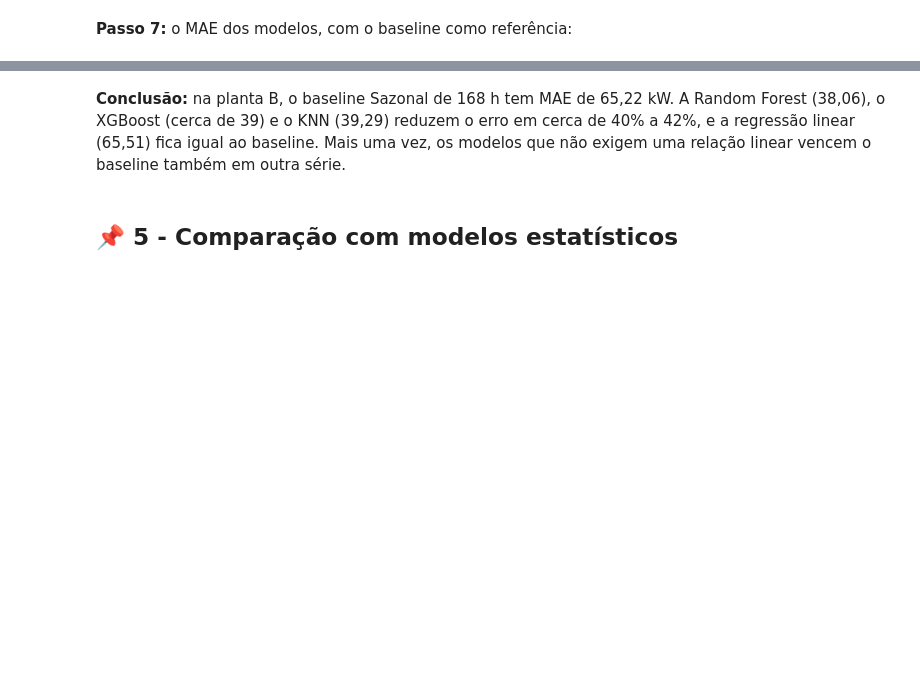
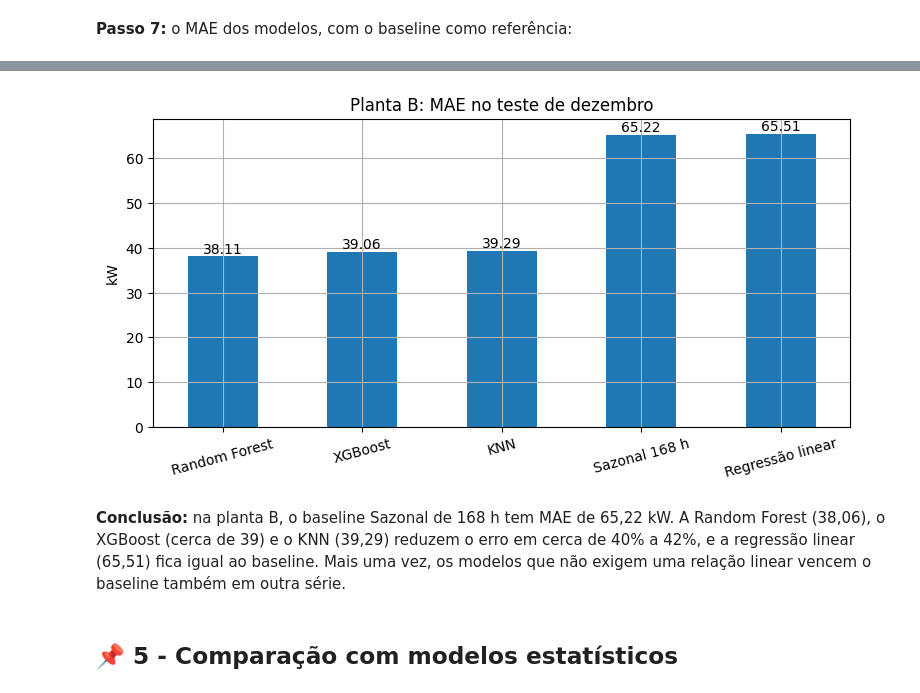
Before and after one commit to AdaLimana/pos-ia, a Jupyter notebook: st/ST - Notebook 6 - Machine Learning para Séries Temporais (aula).ipynb, the cells around one changed output, grey strips where cells are left out. Cells and saved outputs as stored; diff of their text form; code cells hidden in the pictures; blank space fills up the shorter version.

```diff
--- a/st/ST - Notebook 6 - Machine Learning para Séries Temporais (aula).ipynb
+++ b/st/ST - Notebook 6 - Machine Learning para Séries Temporais (aula).ipynb
@@ -981,2 +1053,8 @@ Horas sem valor: 0
 # %% [markdown]
 O **KNN**, com poucos atributos:
+# %%
+atrib_knn_b = ['lag_1', 'lag_24', 'lag_168', 'media_6h', 'desvio_6h', 'hora', 'dia_semana']
+
+knn_b, prev_knn_b = prever_knn(treino_b, teste_b, atrib_knn_b)
+
+print('MAE do KNN:', round(mae(teste_b['y'], prev_knn_b), 2))
@@ -983,2 +1063,10 @@ O **KNN**, com poucos atributos:
 # %% [markdown]
 A **Random Forest** e o **XGBoost**, com todos os atributos e sem escala:
+# %%
+%%time
+
+rf_b, prev_rf_b = prever_rf(treino_b, teste_b, atrib_b)
+xgb_b, prev_xgb_b = prever_xgb(treino_b, teste_b, atrib_b)
+
+print('MAE da Random Forest:', round(mae(teste_b['y'], prev_rf_b), 2))
+print('MAE do XGBoost:', round(mae(teste_b['y'], prev_xgb_b), 2))
@@ -985,2 +1078,14 @@ A **Random Forest** e o **XGBoost**, com todos os atributos e sem escala:
 # %% [markdown]
 **Passo 7:** o MAE dos modelos, com o baseline como referência:
+# %%
+previsoes_b = {
+    'Regressão linear': prev_lin_b,
+    'KNN': prev_knn_b,
+    'Random Forest': prev_rf_b,
+    'XGBoost': prev_xgb_b,
+}
+# %%
+erros_b = pd.Series({nome: mae(teste_b['y'], prev) for nome, prev in previsoes_b.items()})
+erros_b['Sazonal 168 h'] = mae(teste_b['y'], teste_b['lag_168'])
+
+erros_b
@@ -987,3 +1100,9 @@ A **Random Forest** e o **XGBoost**, com todos os atributos e sem escala:
+# %%
+ax = erros_b.sort_values().plot(kind='bar', figsize=(9, 4), rot=15, ylabel='kW', grid=True, title='Planta B: MAE no teste de dezembro')
+ax.bar_label(ax.containers[0], fmt='%.2f')
+plt.show()
+# %% [output]
+[figure, added]
 # %% [markdown]
 **Conclusão:** na planta B, o baseline Sazonal de 168 h tem MAE de 65,22 kW. A Random Forest (38,06), o XGBoost (cerca de 39) e o KNN (39,29) reduzem o erro em cerca de 40% a 42%, e a regressão linear (65,51) fica igual ao baseline. Mais uma vez, os modelos que não exigem uma relação linear vencem o baseline também em outra série.
 # %% [markdown]
```
Also changed, not shown: parts of 16 cells of this notebook, 5 other files.
